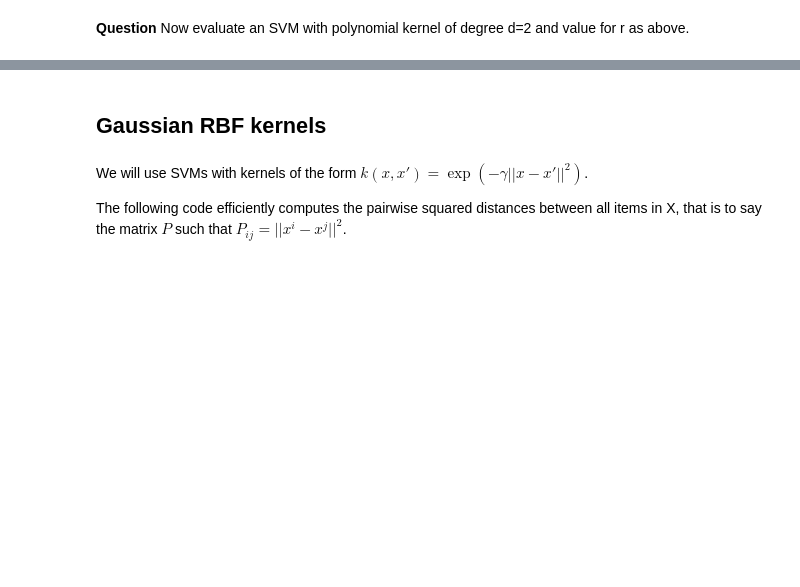
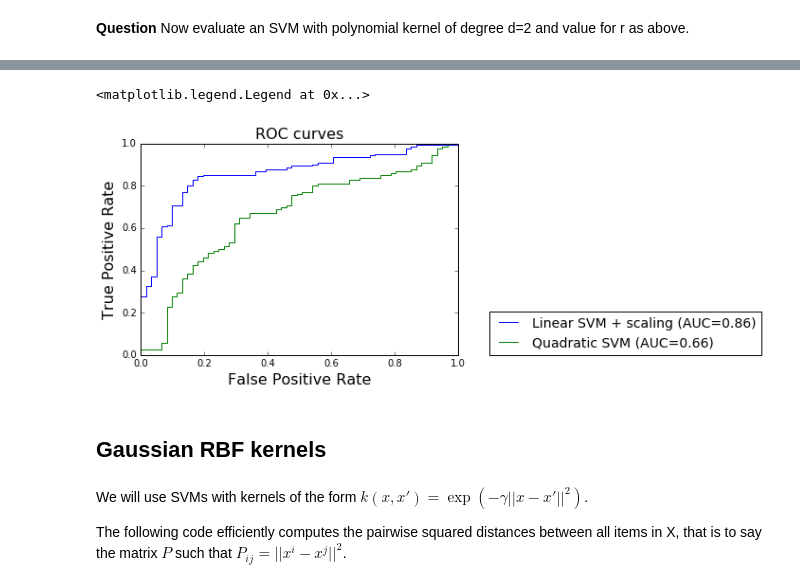
Before and after one commit to nicolay1/ma2823_2016, a Jupyter notebook: lab_notebooks/Lab 7 2016-11-25 Support Vector Machines.ipynb, the cells around one changed output, grey strips where cells are left out. Cells and saved outputs as stored; diff of their text form; code cells hidden in the pictures; blank space fills up the shorter version.

```diff
--- a/lab_notebooks/Lab 7 2016-11-25 Support Vector Machines.ipynb
+++ b/lab_notebooks/Lab 7 2016-11-25 Support Vector Machines.ipynb
@@ -507,16 +509,23 @@ svm.SVC(coef0 = 100000000.0 ,kernel='poly',degree = 2)
 # %%
-# TODO
+#Adrian one
+clf = svm.SVC(kernel='poly',degree = 2,coef0 = 10**4)
+ypred_quadratic_2 = cross_validate_with_scaling(X, y, clf, folds)
+fpr_quadratic_2, tpr_quadratic_2, thresholds = metrics.roc_curve(y, ypred_quadratic_2, pos_label=1)
+auc_quadratic_2 = metrics.auc(fpr_quadratic_2, tpr_quadratic_2)
 
 # Plot
-plt.plot(, #TODO
-            label='Linear SVM + scaling (AUC=%.2f)' % auc2)
-plt.plot(, #TODO
-            label='Quadratic SVM (AUC=%.2f)' % auc4)
+plt.plot(fpr_lin_sc,tpr_lin_sc, #TODO
+            label='Linear SVM + scaling (AUC=%.2f)' % auc_lin_sc)
+plt.plot(fpr_quadratic_2, tpr_quadratic_2,
+            label='Quadratic SVM (AUC=%.2f)' % auc_quadratic_2)
 
 plt.xlabel('False Positive Rate', fontsize=16)
 plt.ylabel('True Positive Rate', fontsize=16)
 plt.title('ROC curves', fontsize=16)
 plt.legend(loc=(1.1, 0), fontsize=14)
+# %% [output]
+<matplotlib.legend.Legend at 0x...>
+[figure, added]
 # %% [markdown]
 ## Gaussian RBF kernels
 # %% [markdown]
```
Also changed, not shown: parts of 21 cells of this notebook, 1 other file.
